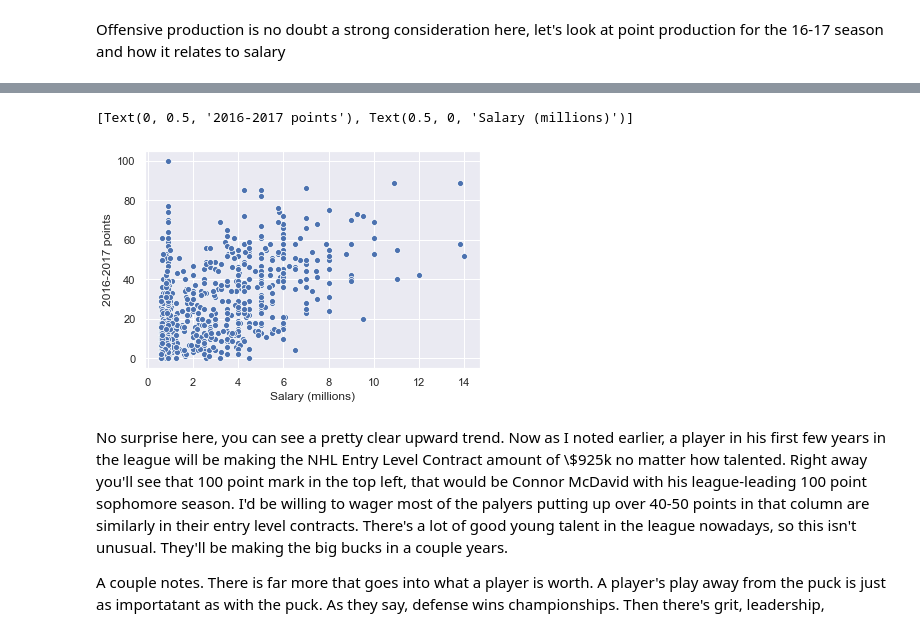
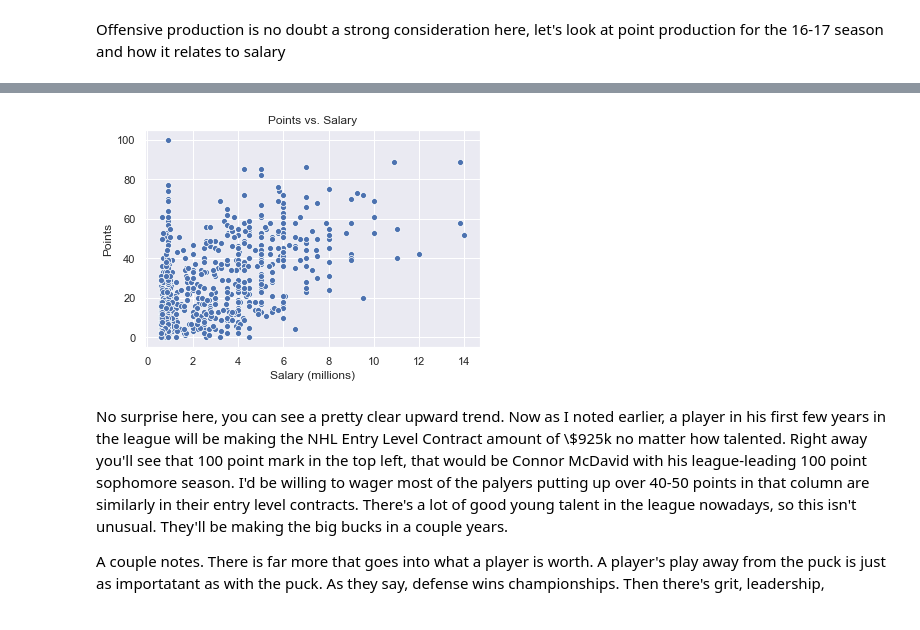
Before and after one commit to Pat-Hamilton/Thinkful, a Jupyter notebook: NHL Capstone.ipynb, the cells around one changed output, grey strips where cells are left out. Drawn from its saved outputs; the diff is of its cells as text; code cells hidden in the pictures.

```diff
--- a/NHL Capstone.ipynb
+++ b/NHL Capstone.ipynb
@@ -857,9 +895,11 @@ Offensive production is no doubt a strong consideration here, let's look at poin
 # %%
-ax = sns.scatterplot(x = df['Salary']/1000000, y = 'PTS', data = df)
-ax.set(xlabel='Salary (millions)', ylabel='2016-2017 points')
+fig = sns.scatterplot(x = df['Salary']/1000000, y = 'PTS', data = df)
+plt.xlabel('Salary (millions)')
+plt.ylabel('Points')
+plt.title('Points vs. Salary')
+plt.show(fig)
 # %% [output]
-[Text(0, 0.5, '2016-2017 points'), Text(0.5, 0, 'Salary (millions)')]
-[figure, old version]
+[figure, new version]
 # %% [markdown]
 No surprise here, you can see a pretty clear upward trend. Now as I noted earlier, a player in his first few years in the league will be making the NHL Entry Level Contract amount of \\$925k no matter how talented. Right away you'll see that 100 point mark in the top left, that would be Connor McDavid with his league-leading 100 point sophomore season. I'd be willing to wager most of the palyers putting up over 40-50 points in that column are similarly in their entry level contracts. There's a lot of good young talent in the league nowadays, so this isn't unusual. They'll be making the big bucks in a couple years.
 
```
Also changed, not shown: parts of 129 cells of this notebook.
